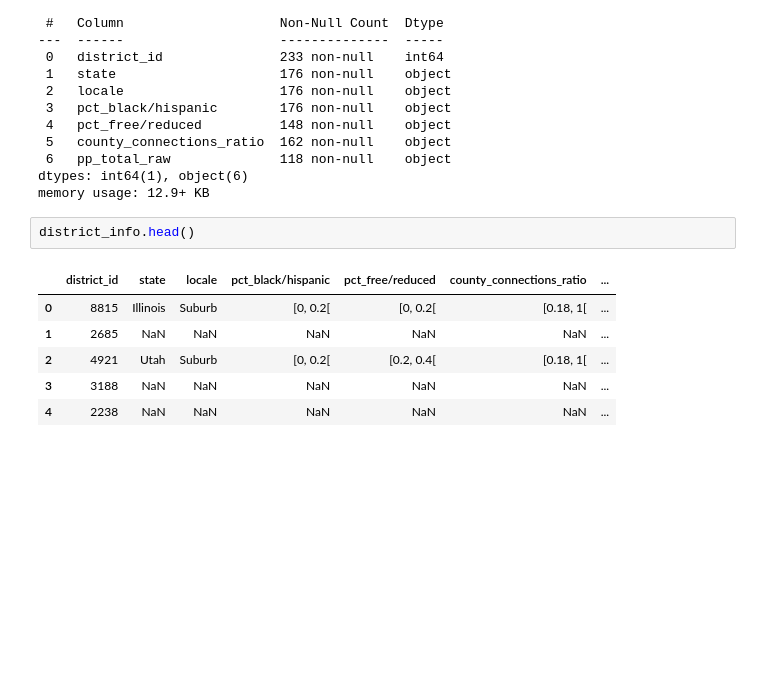
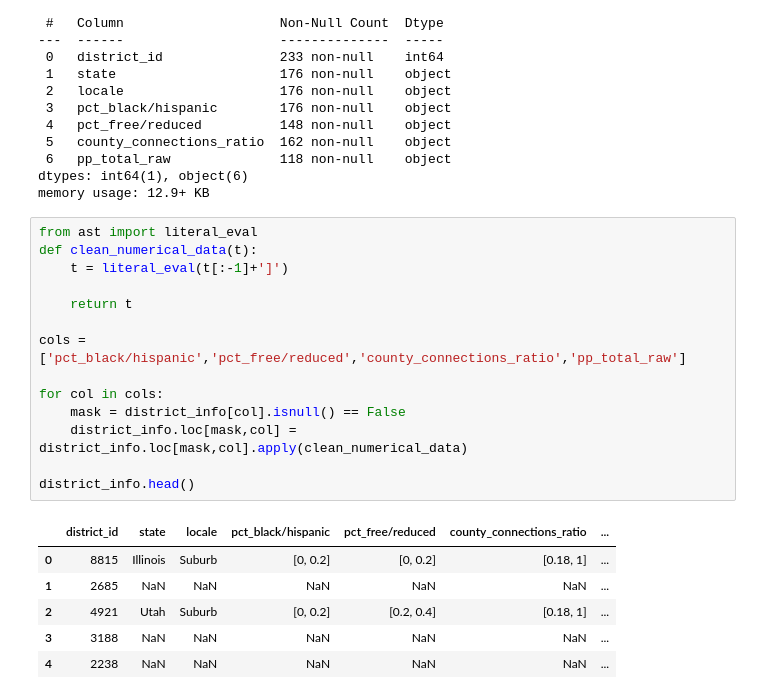
Before and after one commit to DGMC90/elearning-covid, a Jupyter notebook: Initial_EDA.ipynb, the cells around one changed output. Drawn from its saved outputs; the diff is of its cells as text; blank space fills up the shorter version.

Commit message:
Some initial EDA on engagement data.

```diff
--- a/Initial_EDA.ipynb
+++ b/Initial_EDA.ipynb
@@ -100,12 +106,24 @@ Data columns (total 7 columns):
 dtypes: int64(1), object(6)
 memory usage: 12.9+ KB
 # %%
+from ast import literal_eval
+def clean_numerical_data(t):
+    t = literal_eval(t[:-1]+']')
+
+    return t
+
+cols = ['pct_black/hispanic','pct_free/reduced','county_connections_ratio','pp_total_raw']
+
+for col in cols:
+    mask = district_info[col].isnull() == False
+    district_info.loc[mask,col] = district_info.loc[mask,col].apply(clean_numerical_data)
+
 district_info.head()
 # %% [output]
 |  | district_id | state | locale | pct_black/hispanic | pct_free/reduced | county_connections_ratio | ... |
-| 0 | 8815 | Illinois | Suburb | [0, 0.2[ | [0, 0.2[ | [0.18, 1[ | ... |
+| 0 | 8815 | Illinois | Suburb | [0, 0.2] | [0, 0.2] | [0.18, 1] | ... |
 | 1 | 2685 | NaN | NaN | NaN | NaN | NaN | ... |
-| 2 | 4921 | Utah | Suburb | [0, 0.2[ | [0.2, 0.4[ | [0.18, 1[ | ... |
+| 2 | 4921 | Utah | Suburb | [0, 0.2] | [0.2, 0.4] | [0.18, 1] | ... |
 | 3 | 3188 | NaN | NaN | NaN | NaN | NaN | ... |
 | 4 | 2238 | NaN | NaN | NaN | NaN | NaN | ... |
 # %%
```
Also changed, not shown: parts of 12 cells of this notebook.
